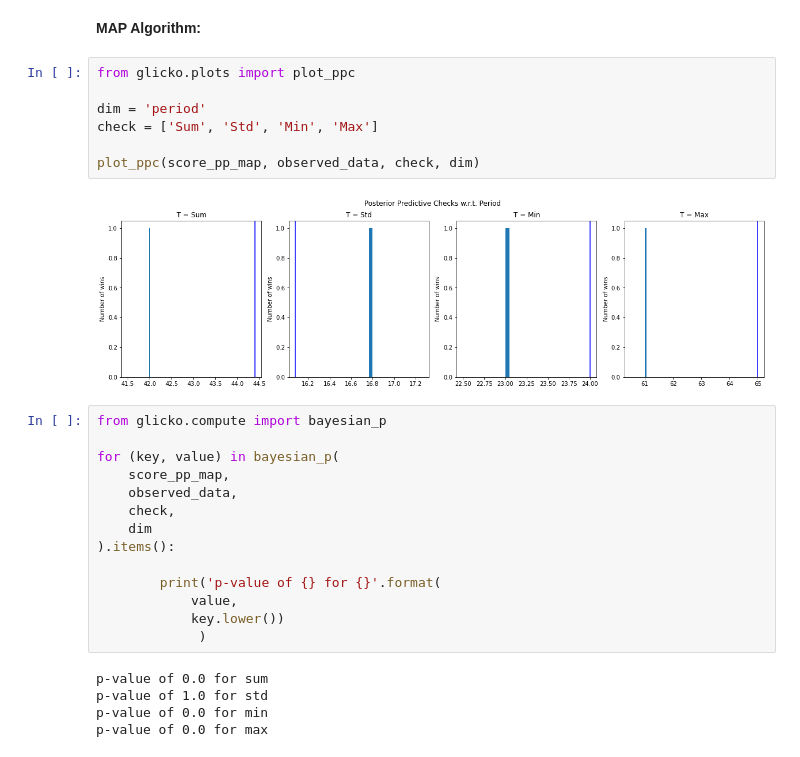
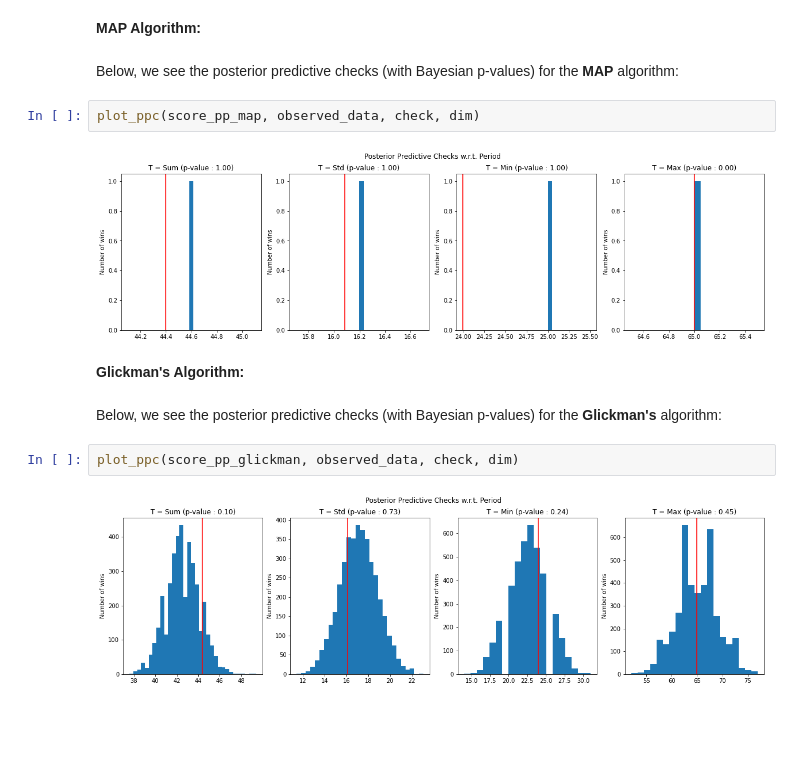
Before and after one commit to ketencimert/probprog-finalproject, a Jupyter notebook: project.ipynb, the cells around one changed output. Cells and saved outputs as stored; diff of their text form; blank space fills up the shorter version.

```diff
--- a/project.ipynb
+++ b/project.ipynb
@@ -287,30 +246,16 @@ p-value of 0.7420000000000002 for max
 # %% [markdown]
 **MAP Algorithm:**
+# %% [markdown]
+Below, we see the posterior predictive checks (with Bayesian p-values) for the **MAP** algorithm:
 # %%
-from glicko.plots import plot_ppc
-
-dim = 'period'
-check = ['Sum', 'Std', 'Min', 'Max']
-
 plot_ppc(score_pp_map, observed_data, check, dim)
 # %% [output]
-[figure, old version]
+[figure, new version]
-# %%
-from glicko.compute import bayesian_p
-
-for (key, value) in bayesian_p(
-    score_pp_map,
-    observed_data,
-    check,
-    dim
-).items():
-
-        print('p-value of {} for {}'.format(
-            value,
-            key.lower())
-             )
-# %% [output]
-p-value of 0.0 for sum
-p-value of 1.0 for std
-p-value of 0.0 for min
-p-value of 0.0 for max
+# %% [markdown]
+**Glickman's Algorithm:**
+# %% [markdown]
+Below, we see the posterior predictive checks (with Bayesian p-values) for the **Glickman's** algorithm:
+# %%
+plot_ppc(score_pp_glickman, observed_data, check, dim)
+# %% [output]
+[figure, added]
```
Also changed, not shown: parts of 18 cells of this notebook, 19 other files.
